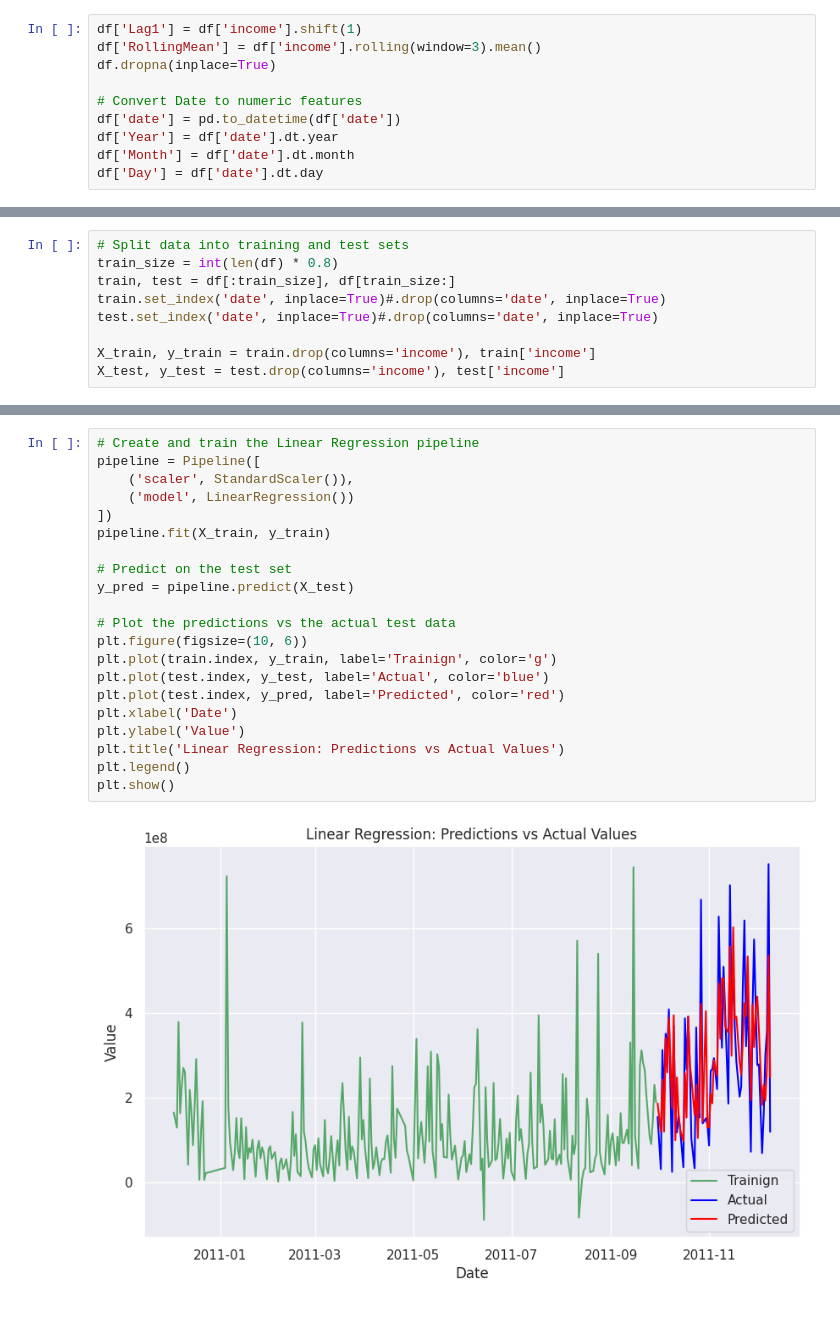
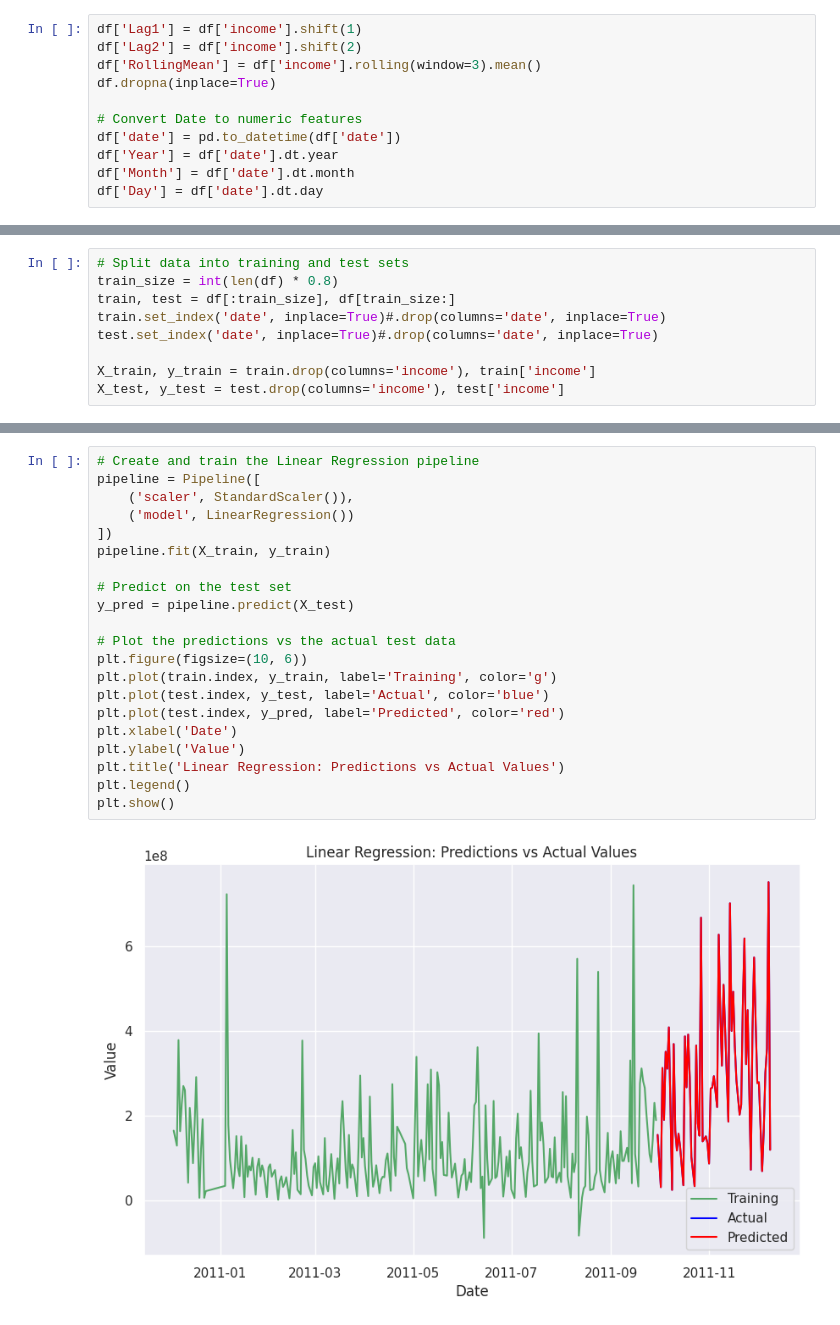
Before and after one commit to BanuelosCarlos/MLOPs-boootcamp-project, a Jupyter notebook: notebooks/experiment01.ipynb, the cells around one changed output, grey strips where cells are left out. Cells and saved outputs as stored; diff of their text form.

```diff
--- a/notebooks/experiment01.ipynb
+++ b/notebooks/experiment01.ipynb
@@ -21,6 +22,7 @@ sns.set()
 df = pd.read_csv('/home/aleksei/Desktop/projects/MLOPs-boootcamp-project/data/income_per_day.csv')
 # %%
 df['Lag1'] = df['income'].shift(1)
+df['Lag2'] = df['income'].shift(2)
 df['RollingMean'] = df['income'].rolling(window=3).mean()
 df.dropna(inplace=True)
 
@@ -105,23 +123,23 @@ ARIMA: MSE = 4.6582056759639736e+16
 # %%
 # Create and train the Linear Regression pipeline
 pipeline = Pipeline([
     ('scaler', StandardScaler()),
     ('model', LinearRegression())
 ])
 pipeline.fit(X_train, y_train)
 
 # Predict on the test set
 y_pred = pipeline.predict(X_test)
 
 # Plot the predictions vs the actual test data
 plt.figure(figsize=(10, 6))
-plt.plot(train.index, y_train, label='Trainign', color='g')
+plt.plot(train.index, y_train, label='Training', color='g')
 plt.plot(test.index, y_test, label='Actual', color='blue')
 plt.plot(test.index, y_pred, label='Predicted', color='red')
 plt.xlabel('Date')
 plt.ylabel('Value')
 plt.title('Linear Regression: Predictions vs Actual Values')
 plt.legend()
 plt.show()
 # %% [output]
-[figure, old version]
+[figure, new version]
```
Also changed, not shown: parts of 7 cells of this notebook, 4 other files.
